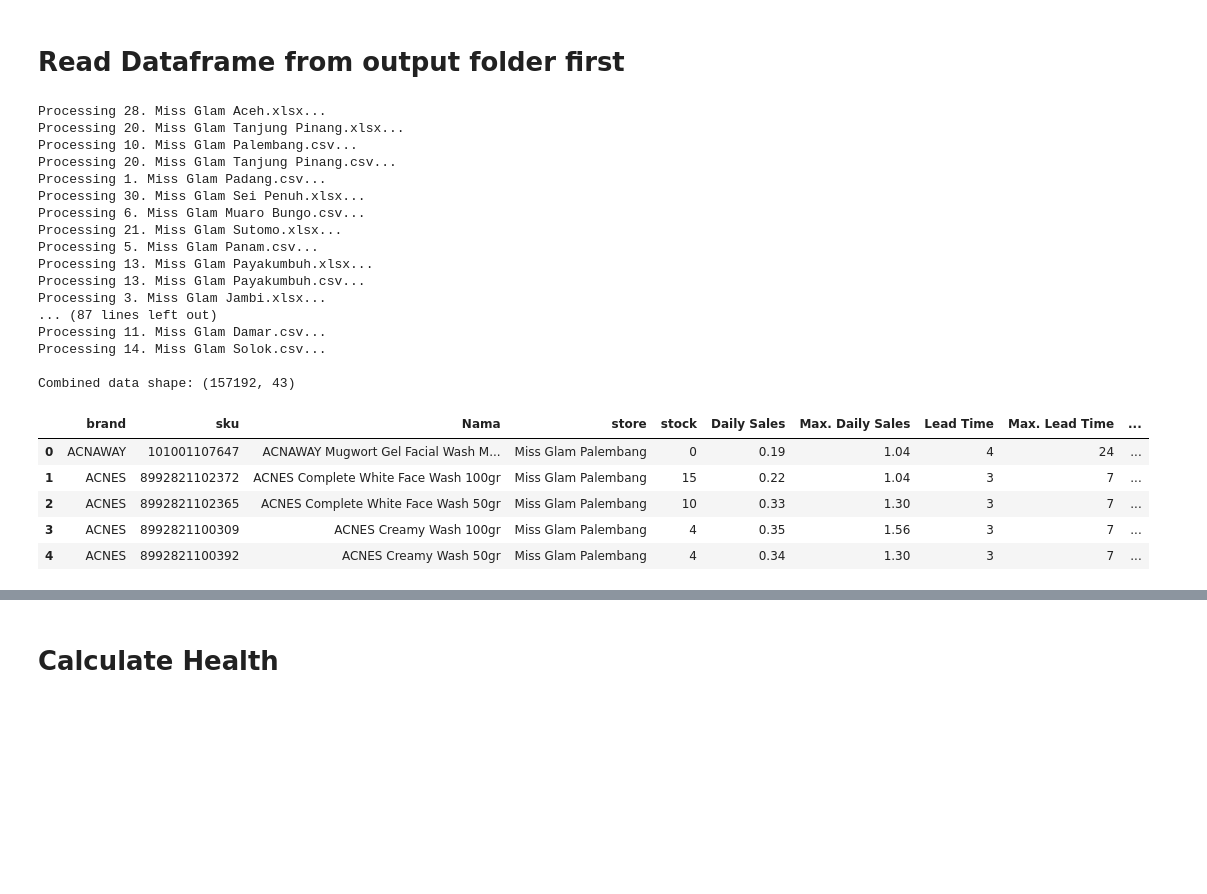
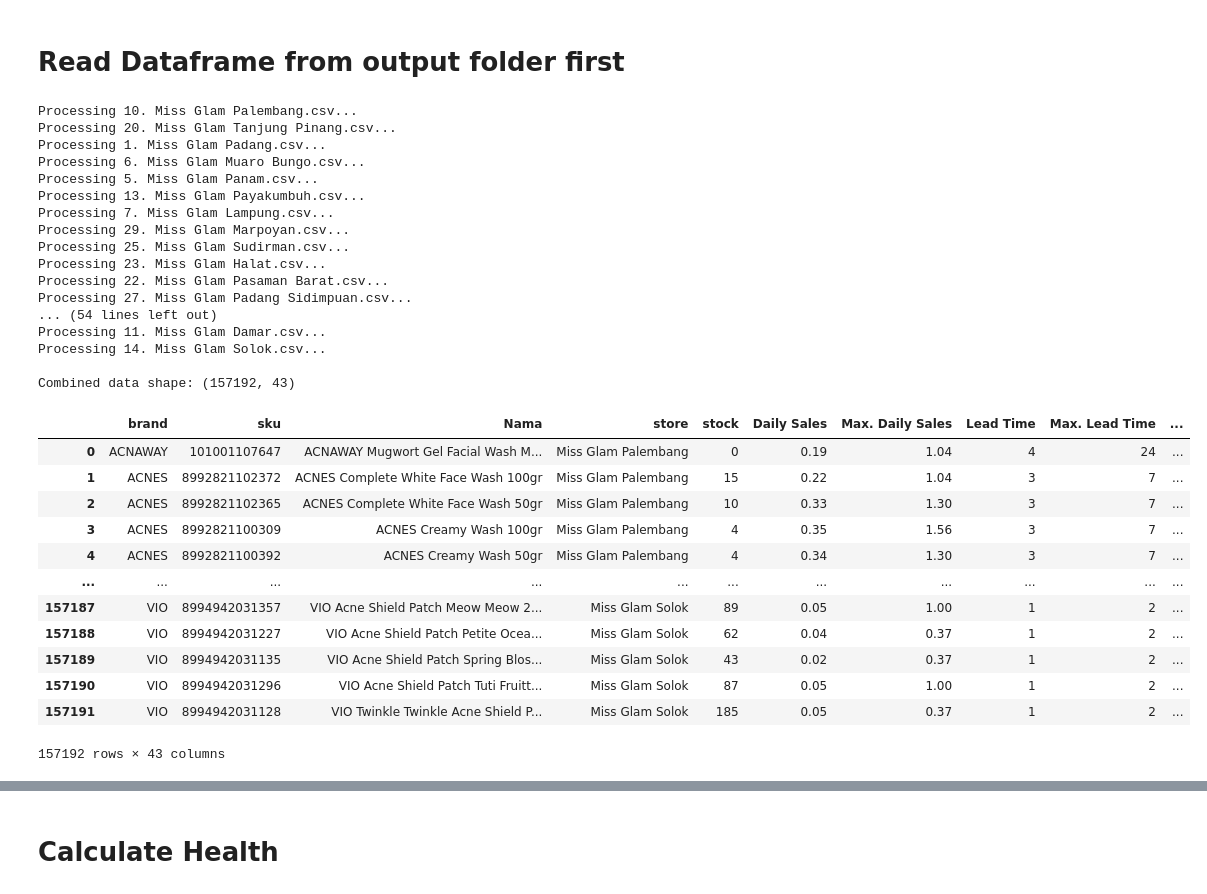
Before and after one commit to andresuchdata/autopo-py, a Jupyter notebook: notebook/health_monitor.ipynb, the cells around one changed output, grey strips where cells are left out. Saved outputs shown, nothing was run; the diff lists cells and outputs as text; code cells hidden in the pictures; blank space fills up the shorter version.

```diff
--- a/notebook/health_monitor.ipynb
+++ b/notebook/health_monitor.ipynb
@@ -191,38 +191,45 @@ def load_store_data(is_csv_only=False, is_excel_only=False):
 
 # Test the function
 df = load_store_data()
 
 # Example usage:
 df = load_store_data(is_csv_only=True)
 
 # set notebook to show all columns in display
 pd.set_option('display.max_columns', None)
 
-display(df.head())
+display(df)
 
 # save to csv 'health_monitor.csv', with curren date '20251128' format
 df.to_csv(f"health_monitor/{datetime.now().strftime('%Y%m%d')}.csv", index=False)
 # %% [output]
-Processing 28. Miss Glam Aceh.xlsx...
-Processing 20. Miss Glam Tanjung Pinang.xlsx...
 Processing 10. Miss Glam Palembang.csv...
 Processing 20. Miss Glam Tanjung Pinang.csv...
 Processing 1. Miss Glam Padang.csv...
-Processing 30. Miss Glam Sei Penuh.xlsx...
 Processing 6. Miss Glam Muaro Bungo.csv...
-Processing 21. Miss Glam Sutomo.xlsx...
 Processing 5. Miss Glam Panam.csv...
-Processing 13. Miss Glam Payakumbuh.xlsx...
 Processing 13. Miss Glam Payakumbuh.csv...
-Processing 3. Miss Glam Jambi.xlsx...
-... (87 lines left out)
+Processing 7. Miss Glam Lampung.csv...
+Processing 29. Miss Glam Marpoyan.csv...
+Processing 25. Miss Glam Sudirman.csv...
+Processing 23. Miss Glam Halat.csv...
+Processing 22. Miss Glam Pasaman Barat.csv...
+Processing 27. Miss Glam Padang Sidimpuan.csv...
+... (54 lines left out)
 Processing 11. Miss Glam Damar.csv...
 Processing 14. Miss Glam Solok.csv...
 
 Combined data shape: (157192, 43)
 |  | brand | sku | Nama | store | stock | Daily Sales | Max. Daily Sales | Lead Time | Max. Lead Time | ... |
 | 0 | ACNAWAY | 101001107647 | ACNAWAY Mugwort Gel Facial Wash M... | Miss Glam Palembang | 0 | 0.19 | 1.04 | 4 | 24 | ... |
 | 1 | ACNES | 8992821102372 | ACNES Complete White Face Wash 100gr | Miss Glam Palembang | 15 | 0.22 | 1.04 | 3 | 7 | ... |
 | 2 | ACNES | 8992821102365 | ACNES Complete White Face Wash 50gr | Miss Glam Palembang | 10 | 0.33 | 1.30 | 3 | 7 | ... |
 | 3 | ACNES | 8992821100309 | ACNES Creamy Wash 100gr | Miss Glam Palembang | 4 | 0.35 | 1.56 | 3 | 7 | ... |
 | 4 | ACNES | 8992821100392 | ACNES Creamy Wash 50gr | Miss Glam Palembang | 4 | 0.34 | 1.30 | 3 | 7 | ... |
+| ... | ... | ... | ... | ... | ... | ... | ... | ... | ... | ... |
+| 157187 | VIO | 8994942031357 | VIO Acne Shield Patch Meow Meow 2... | Miss Glam Solok | 89 | 0.05 | 1.00 | 1 | 2 | ... |
+| 157188 | VIO | 8994942031227 | VIO Acne Shield Patch Petite Ocea... | Miss Glam Solok | 62 | 0.04 | 0.37 | 1 | 2 | ... |
+| 157189 | VIO | 8994942031135 | VIO Acne Shield Patch Spring Blos... | Miss Glam Solok | 43 | 0.02 | 0.37 | 1 | 2 | ... |
+| 157190 | VIO | 8994942031296 | VIO Acne Shield Patch Tuti Fruitt... | Miss Glam Solok | 87 | 0.05 | 1.00 | 1 | 2 | ... |
+| 157191 | VIO | 8994942031128 | VIO Twinkle Twinkle Acne Shield P... | Miss Glam Solok | 185 | 0.05 | 0.37 | 1 | 2 | ... |
+157192 rows × 43 columns
```
Also changed, not shown: parts of 2 cells of this notebook, 1 other file.
